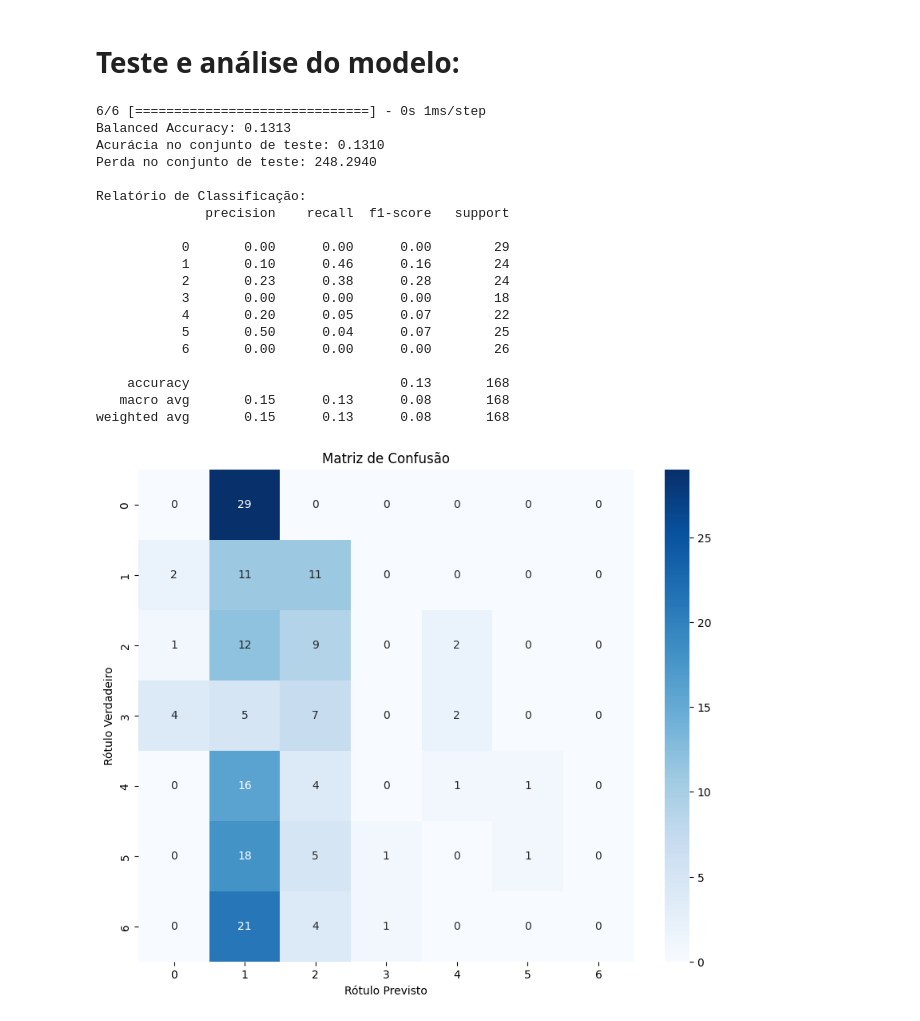
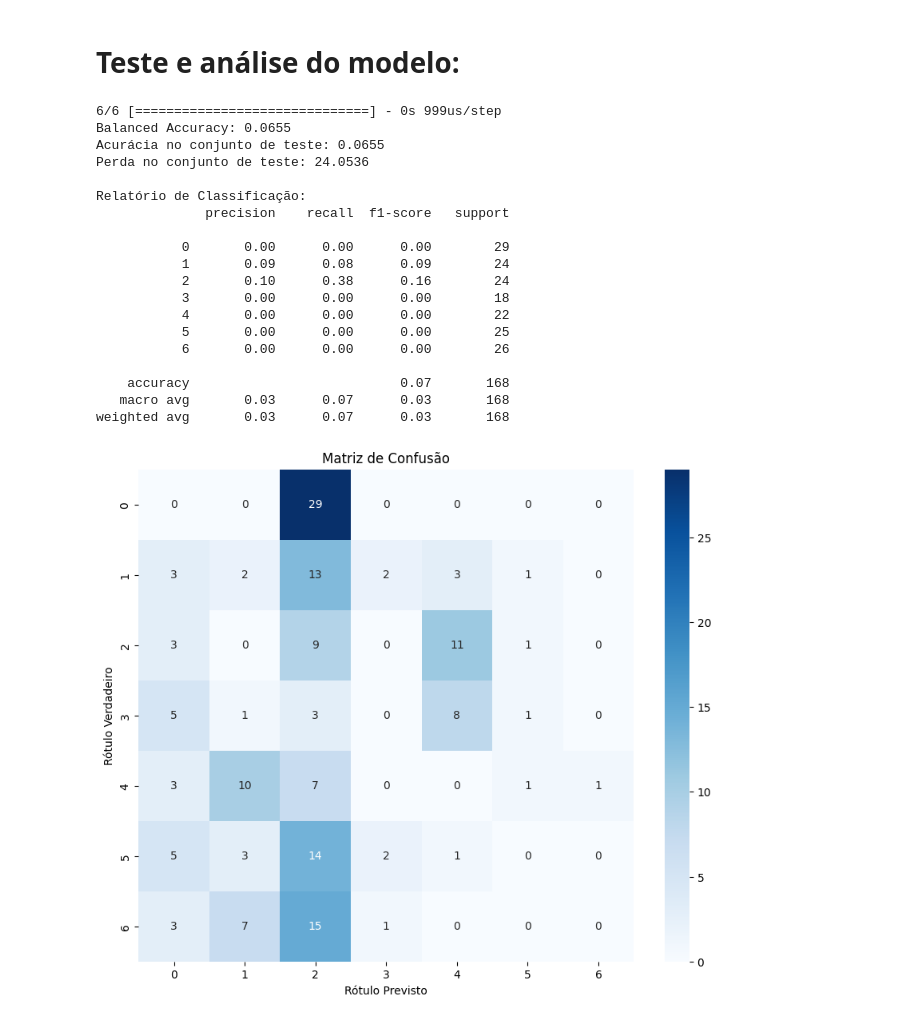
Before and after one commit to JulioAvilaS/JulioAvilaS-FIP-2025-classificacao-automatica-falhas-transformadores-potencia, a Jupyter notebook: IC-neural-network-v5.ipynb, the cells around one changed output. Cells and saved outputs as stored; diff of their text form; code cells hidden in the pictures.

```diff
--- a/IC-neural-network-v5.ipynb
+++ b/IC-neural-network-v5.ipynb
@@ -23,7 +23,7 @@ from scipy.stats import uniform, randint
 # %% [markdown]
 # Leitura dos registros de treinamento:
 # %%
-csv_path_training_gases = "7000-dataset/train_samples.csv"
+csv_path_training_gases = "1.0-dataset/test_samples.csv"
 with open(csv_path_training_gases, mode = 'r') as file:
     csv_reader_training_gases = csv.reader(file)
     next(csv_reader_training_gases)
@@ -32,7 +32,7 @@ with open(csv_path_training_gases, mode = 'r') as file:
     for row in csv_reader_training_gases:
         train_samples.append(row)
 
-csv_path_training_faults = "7000-dataset/train_labels.csv"
+csv_path_training_faults = "1.0-dataset/test_labels.csv"
 with open(csv_path_training_faults, mode = 'r') as file:
     csv_reader_training_faults = csv.reader(file)
     next(csv_reader_training_faults)
@@ -58,18 +58,25 @@ int_scaled_train_labels = np.array(int_scaled_train_labels)
 # Criação do modelo da Rede neural:
 # %%
 def create_functional_model():
-    inputs = Input(shape=(5,))
-    x = Dense(128, activation='relu')(inputs)
-    x = Dense(64, activation='relu')(x)
-    x = Dense(64, activation='relu')(x)
-    outputs = Dense(7, activation='softmax')(x)
+    model = Sequential([
+        Input(shape=(5,)),
+        Dense(128, activation='relu'),
+        Dense(64, activation='relu'),
+        Dense(64, activation='relu'),
+        Dense(7, activation='softmax')
+    ])
+    #inputs = Input(shape=(5,))
+    #x = Dense(128, activation='relu')(inputs)
+    #x = Dense(64, activation='relu')(x)
+    #x = Dense(64, activation='relu')(x)
+    #outputs = Dense(7, activation='softmax')(x)
 
-    model = Model(inputs=inputs, outputs=outputs)
+    #model = Model(inputs=inputs, outputs=outputs)
     model.compile(optimizer=Adam(learning_rate=0.001),
                   loss='sparse_categorical_crossentropy',
                   metrics=['accuracy'])
     return model
 
 functional_model = create_functional_model()
-history = functional_model.fit(scaled_train_samples, int_scaled_train_labels, epochs=3000, batch_size=25, verbose=2)
+history = functional_model.fit(scaled_train_samples, int_scaled_train_labels, validation_split=0.2, epochs=500, batch_size=25, verbose=2)
 # %% [output]
@@ -164,57 +171,48 @@ int_scaled_test_labels = np.array(int_scaled_test_labels)
 # %% [markdown]
 # Teste e análise do modelo:
 # %%
-'''
- #Criar e treinar o modelo
-functional_model = create_functional_model()
-history = functional_model.fit(scaled_train_samples,
-                             int_scaled_train_labels,
-                             epochs=3000,
-                             batch_size=25,
-                             verbose=2)
-'''
 
 # realizando predições com o modelo treinado
 y_pred = functional_model.predict(scaled_test_samples)
 y_pred_classes = np.argmax(y_pred, axis=1)
 
 # avaliando o modelo
 test_loss, test_accuracy = functional_model.evaluate(scaled_test_samples,
                                                    int_scaled_test_labels,
                                                    verbose=0)
 balanced_acc = balanced_accuracy_score(int_scaled_test_labels, y_pred_classes)
 print(f"Balanced Accuracy: {balanced_acc:.4f}")
 print(f"Acurácia no conjunto de teste: {test_accuracy:.4f}")
 print(f"Perda no conjunto de teste: {test_loss:.4f}")
 print("\nRelatório de Classificação:")
-print(classification_report(int_scaled_test_labels, y_pred_classes))
+print(classification_report(int_scaled_test_labels, y_pred_classes, zero_division=0))
 
 # matriz de confusão
 cm = confusion_matrix(int_scaled_test_labels, y_pred_classes)
 plt.figure(figsize=(10, 8))
 sns.heatmap(cm, annot=True, fmt='d', cmap='Blues')
 plt.title('Matriz de Confusão')
 plt.ylabel('Rótulo Verdadeiro')
 plt.xlabel('Rótulo Previsto')
 plt.show()
 # %% [output]
-6/6 [==============================] - 0s 1ms/step
-Balanced Accuracy: 0.1313
-Acurácia no conjunto de teste: 0.1310
-Perda no conjunto de teste: 248.2940
+6/6 [==============================] - 0s 999us/step
+Balanced Accuracy: 0.0655
+Acurácia no conjunto de teste: 0.0655
+Perda no conjunto de teste: 24.0536
 
 Relatório de Classificação:
               precision    recall  f1-score   support
 
            0       0.00      0.00      0.00        29
-           1       0.10      0.46      0.16        24
-           2       0.23      0.38      0.28        24
+           1       0.09      0.08      0.09        24
+           2       0.10      0.38      0.16        24
            3       0.00      0.00      0.00        18
-           4       0.20      0.05      0.07        22
-           5       0.50      0.04      0.07        25
+           4       0.00      0.00      0.00        22
+           5       0.00      0.00      0.00        25
            6       0.00      0.00      0.00        26
 
-    accuracy                           0.13       168
-   macro avg       0.15      0.13      0.08       168
-weighted avg       0.15      0.13      0.08       168
+    accuracy                           0.07       168
+   macro avg       0.03      0.07      0.03       168
+weighted avg       0.03      0.07      0.03       168
-[figure, old version]
+[figure, new version]
```
Also changed, not shown: parts of 2 cells of this notebook, 3 other files.
